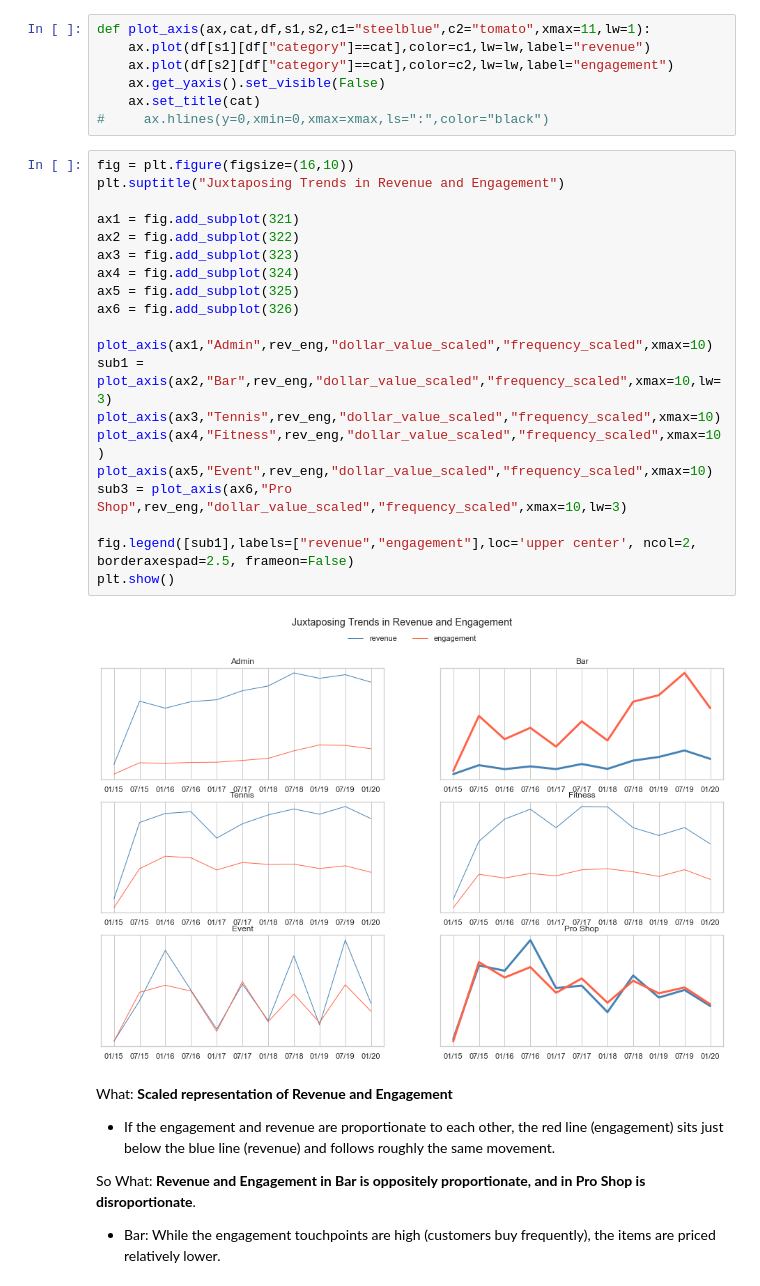
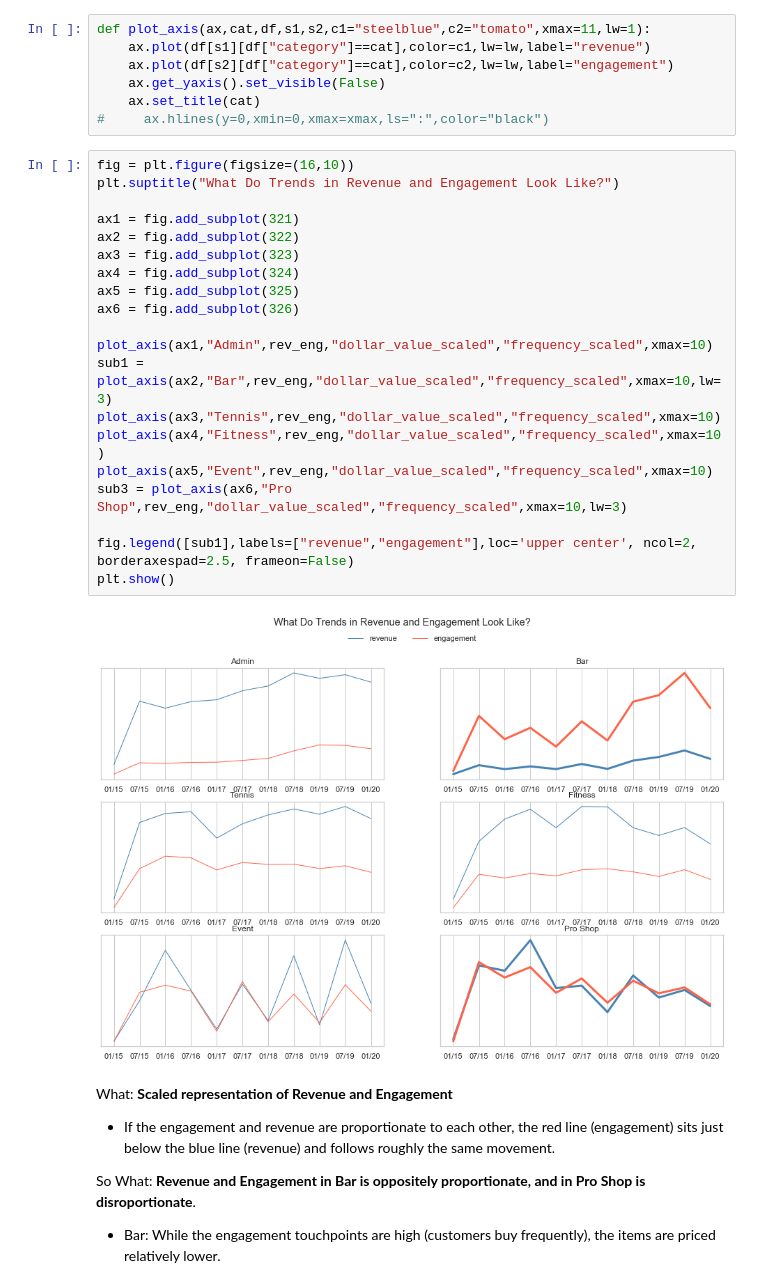
Before and after one commit to crisgiovanoni/jncc_project, a Jupyter notebook: project_documentation.ipynb, the cells around one changed output. Cells and saved outputs as stored; diff of their text form.

```diff
--- a/project_documentation.ipynb
+++ b/project_documentation.ipynb
@@ -149,26 +149,26 @@ def plot_axis(ax,cat,df,s1,s2,c1="steelblue",c2="tomato",xmax=11,lw=1):
 #     ax.hlines(y=0,xmin=0,xmax=xmax,ls=":",color="black")
 # %%
 fig = plt.figure(figsize=(16,10))
-plt.suptitle("Juxtaposing Trends in Revenue and Engagement")
+plt.suptitle("What Do Trends in Revenue and Engagement Look Like?")
 
 ax1 = fig.add_subplot(321)
 ax2 = fig.add_subplot(322)
 ax3 = fig.add_subplot(323)
 ax4 = fig.add_subplot(324)
 ax5 = fig.add_subplot(325)
 ax6 = fig.add_subplot(326)
 
 plot_axis(ax1,"Admin",rev_eng,"dollar_value_scaled","frequency_scaled",xmax=10)
 sub1 = plot_axis(ax2,"Bar",rev_eng,"dollar_value_scaled","frequency_scaled",xmax=10,lw=3)
 plot_axis(ax3,"Tennis",rev_eng,"dollar_value_scaled","frequency_scaled",xmax=10)
 plot_axis(ax4,"Fitness",rev_eng,"dollar_value_scaled","frequency_scaled",xmax=10)
 plot_axis(ax5,"Event",rev_eng,"dollar_value_scaled","frequency_scaled",xmax=10)
 sub3 = plot_axis(ax6,"Pro Shop",rev_eng,"dollar_value_scaled","frequency_scaled",xmax=10,lw=3)
 
 fig.legend([sub1],labels=["revenue","engagement"],loc='upper center', ncol=2, borderaxespad=2.5, frameon=False)
 plt.show()
 # %% [output]
-[figure, old version]
+[figure, new version]
 # %% [markdown]
 What: **Scaled representation of Revenue and Engagement**
  - If the engagement and revenue are proportionate to each other, the red line (engagement) sits just below the blue line (revenue) and follows roughly the same movement.
```
Also changed, not shown: parts of 7 cells of this notebook.
